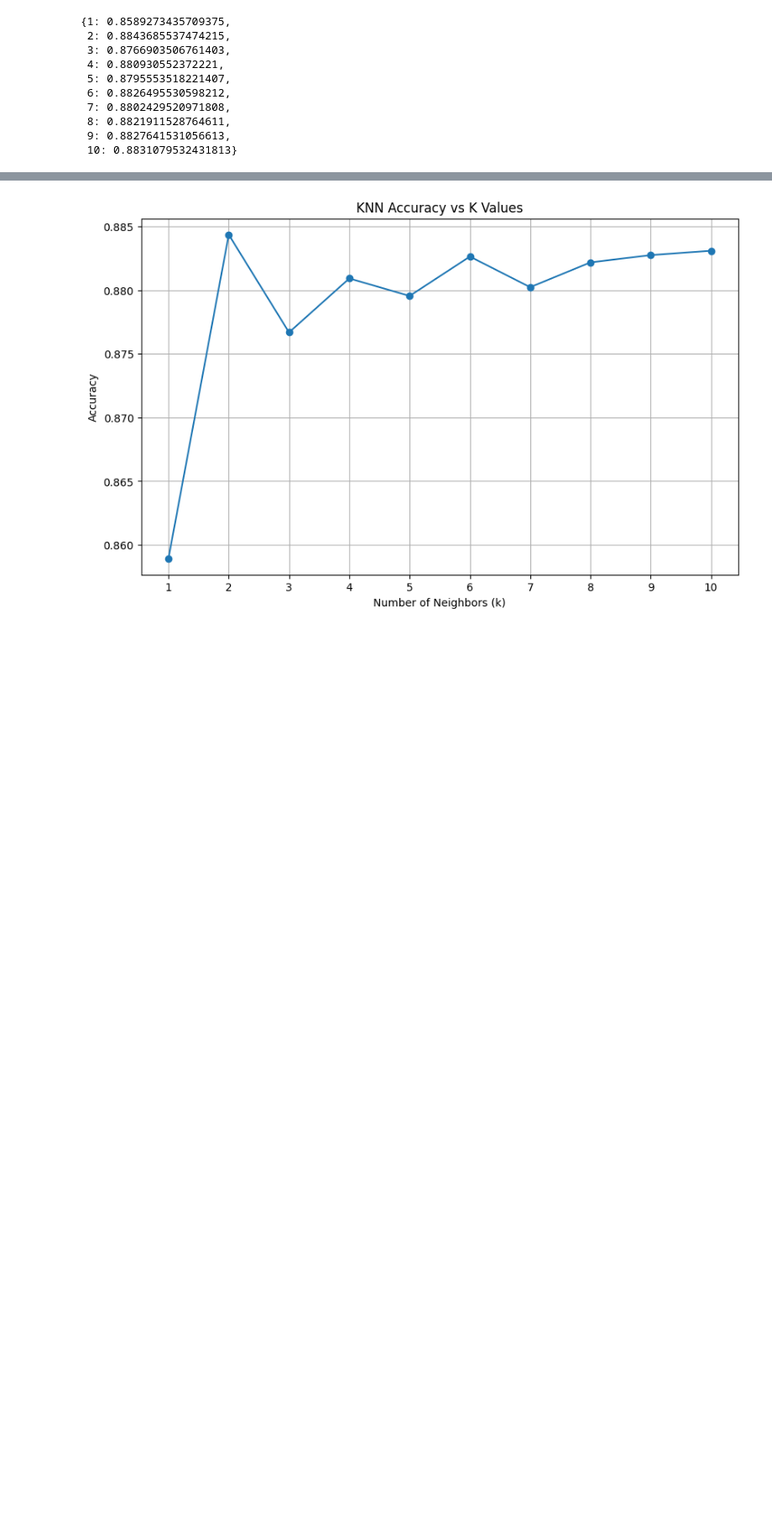
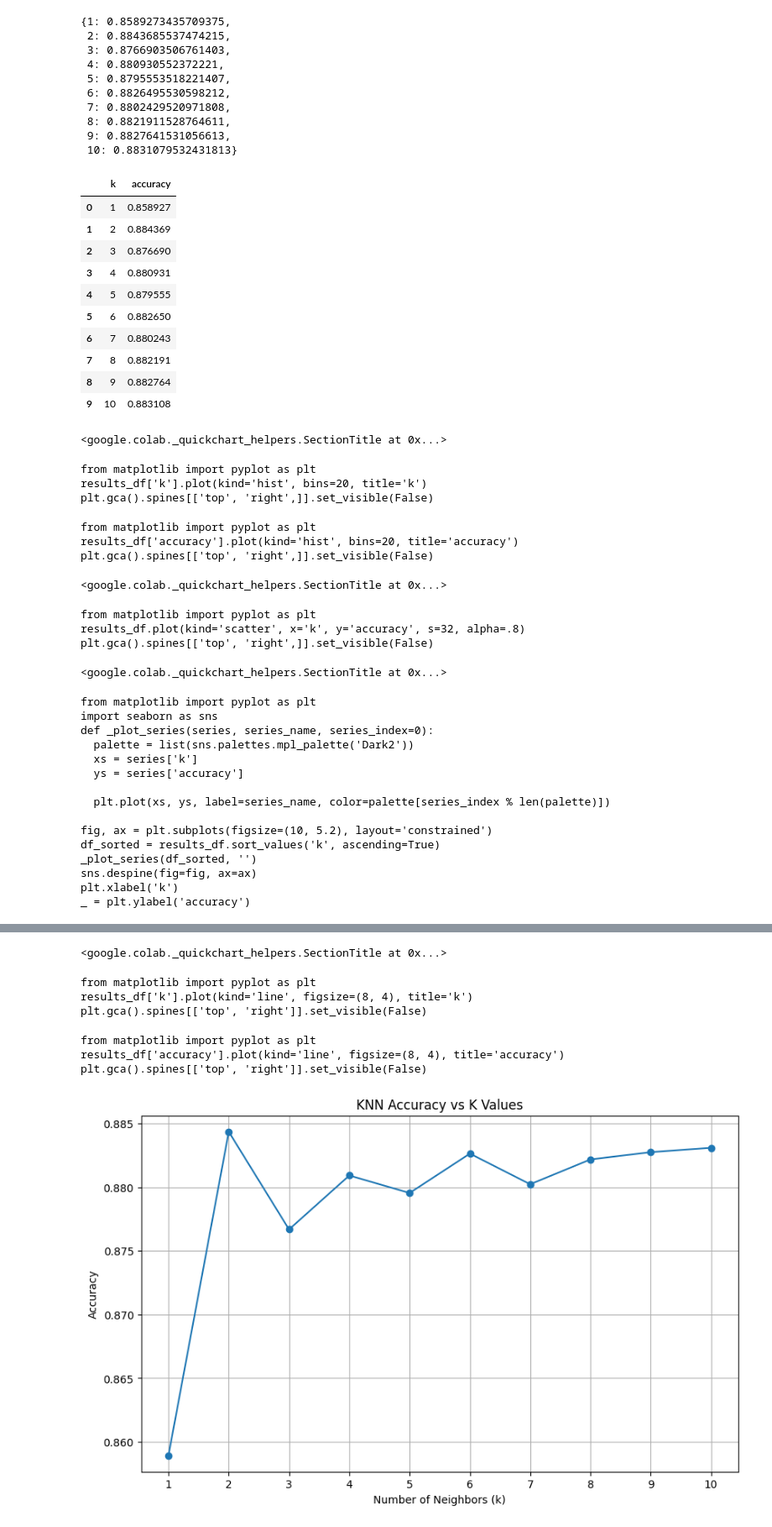
Before and after one commit to ridakarimm/ds1001_finalproject, a Jupyter notebook: ds1001_final/notebooks/Final_Project_Notebook.ipynb, the cells around one changed output, grey strips where cells are left out. Shown at 84% size. Drawn from its saved outputs; the diff is of its cells as text; code cells hidden in the pictures; blank space fills up the shorter version.

```diff
--- a/ds1001_final/notebooks/Final_Project_Notebook.ipynb
+++ b/ds1001_final/notebooks/Final_Project_Notebook.ipynb
@@ -293,3 +293,48 @@ accuracy_results
  8: 0.8821911528764611,
  9: 0.8827641531056613,
  10: 0.8831079532431813}
+# %%
+results_df = pd.DataFrame({
+    'k': list(accuracy_results.keys()),
+    'accuracy': list(accuracy_results.values())
+})
+results_df
+# %% [output]
+|  | k | accuracy |
+| 0 | 1 | 0.858927 |
+| 1 | 2 | 0.884369 |
+| 2 | 3 | 0.876690 |
+| 3 | 4 | 0.880931 |
+| 4 | 5 | 0.879555 |
+| 5 | 6 | 0.882650 |
+| 6 | 7 | 0.880243 |
+| 7 | 8 | 0.882191 |
+| 8 | 9 | 0.882764 |
+| 9 | 10 | 0.883108 |
+<google.colab._quickchart_helpers.SectionTitle at 0x...>
+from matplotlib import pyplot as plt
+results_df['k'].plot(kind='hist', bins=20, title='k')
+plt.gca().spines[['top', 'right',]].set_visible(False)
+from matplotlib import pyplot as plt
+results_df['accuracy'].plot(kind='hist', bins=20, title='accuracy')
+plt.gca().spines[['top', 'right',]].set_visible(False)
+<google.colab._quickchart_helpers.SectionTitle at 0x...>
+from matplotlib import pyplot as plt
+results_df.plot(kind='scatter', x='k', y='accuracy', s=32, alpha=.8)
+plt.gca().spines[['top', 'right',]].set_visible(False)
+<google.colab._quickchart_helpers.SectionTitle at 0x...>
+from matplotlib import pyplot as plt
+import seaborn as sns
+def _plot_series(series, series_name, series_index=0):
+  palette = list(sns.palettes.mpl_palette('Dark2'))
+  xs = series['k']
+  ys = series['accuracy']
+
+  plt.plot(xs, ys, label=series_name, color=palette[series_index % len(palette)])
+
+fig, ax = plt.subplots(figsize=(10, 5.2), layout='constrained')
+df_sorted = results_df.sort_values('k', ascending=True)
+_plot_series(df_sorted, '')
+sns.despine(fig=fig, ax=ax)
+plt.xlabel('k')
+_ = plt.ylabel('accuracy')
@@ -296,3 +360,10 @@ accuracy_results
+<google.colab._quickchart_helpers.SectionTitle at 0x...>
+from matplotlib import pyplot as plt
+results_df['k'].plot(kind='line', figsize=(8, 4), title='k')
+plt.gca().spines[['top', 'right']].set_visible(False)
+from matplotlib import pyplot as plt
+results_df['accuracy'].plot(kind='line', figsize=(8, 4), title='accuracy')
+plt.gca().spines[['top', 'right']].set_visible(False)
 # %%
 #graph of accuracy vs k values
 plt.figure(figsize=(10, 6))
```
Also changed, not shown: parts of 1 cell of this notebook.
